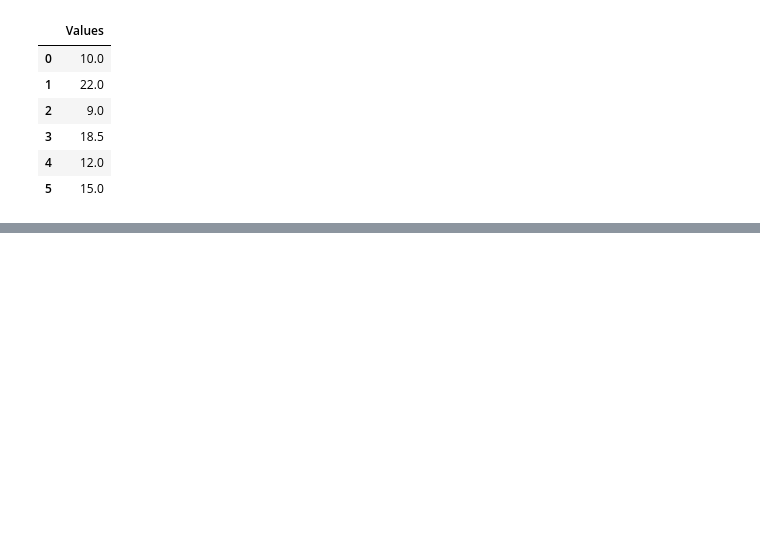
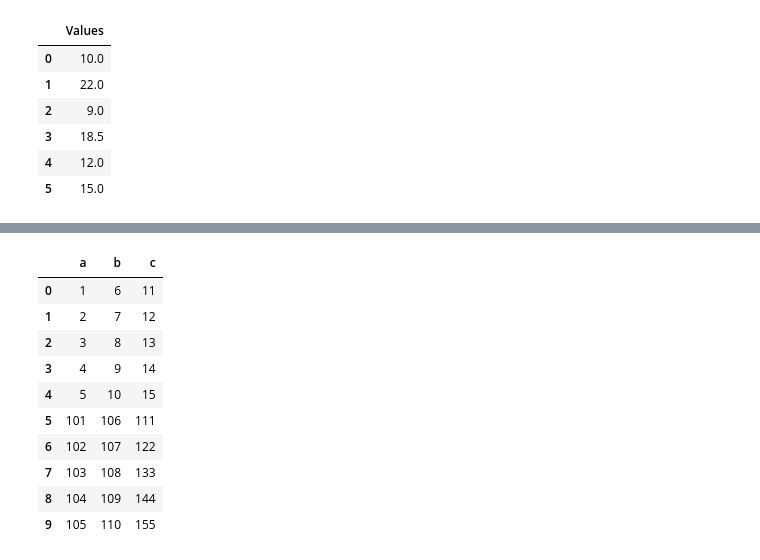
Before and after one commit to DmytryM/Django_NuxtJS, a Jupyter notebook: Django_NuxtJS/big data/3.3.ipynb, the cells around one changed output, grey strips where cells are left out. Cells and saved outputs as stored; diff of their text form; code cells hidden in the pictures; blank space fills up the shorter version.

```diff
--- a/Django_NuxtJS/big data/3.3.ipynb
+++ b/Django_NuxtJS/big data/3.3.ipynb
@@ -143,0 +191,14 @@ data.groupby("Label").transform(lambda x: x.fillna(x.mean()))
+# %%
+pd.concat([data1, data2], ignore_index=True)
+# %% [output]
+|  | a | b | c |
+| 0 | 1 | 6 | 11 |
+| 1 | 2 | 7 | 12 |
+| 2 | 3 | 8 | 13 |
+| 3 | 4 | 9 | 14 |
+| 4 | 5 | 10 | 15 |
+| 5 | 101 | 106 | 111 |
+| 6 | 102 | 107 | 122 |
+| 7 | 103 | 108 | 133 |
+| 8 | 104 | 109 | 144 |
+| 9 | 105 | 110 | 155 |
```
Also changed, not shown: parts of 25 cells of this notebook.
